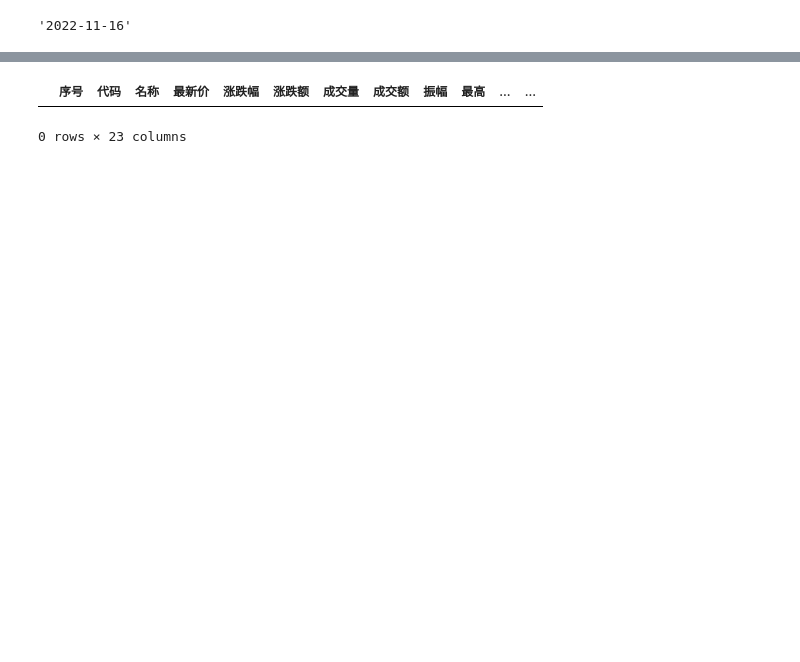
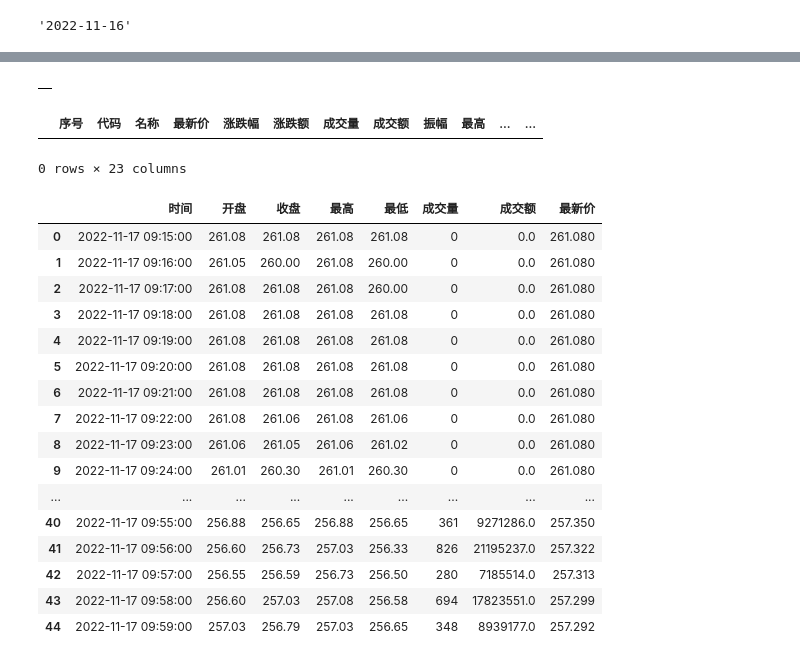
Before and after one commit to webclinic017/auto-trade-2, a Jupyter notebook: examples/py_postgres/py_postgres_sqlalchemy.ipynb, the cells around one changed output, grey strips where cells are left out. Cells and saved outputs as stored; diff of their text form; code cells hidden in the pictures; blank space fills up the shorter version.

Commit message:
data_center_v1 stock_a_history_1d 日更

```diff
--- a/examples/py_postgres/py_postgres_sqlalchemy.ipynb
+++ b/examples/py_postgres/py_postgres_sqlalchemy.ipynb
@@ -321,5 +351,11 @@ print(stock_zh_a_spot_em_df)
 
 [5196 rows x 23 columns]
+# %%
+import akshare as ak
+stock_zh_a_hist_df = ak.stock_zh_a_hist(symbol='603029', period="daily", start_date="20221117", end_date='20221117', adjust="qfq")
+stock_zh_a_hist_df
+# %% [output]
+|  |
 # %%
 temp_df = stock_zh_a_spot_em_df[
     stock_zh_a_spot_em_df['成交量'] <= 0
@@ -329,3 +365,26 @@ temp_df
 # %% [output]
 |  | 序号 | 代码 | 名称 | 最新价 | 涨跌幅 | 涨跌额 | 成交量 | 成交额 | 振幅 | 最高 | ... | ... |
 0 rows × 23 columns
+# %%
+# 盘前数据
+stock_zh_a_hist_pre_min_em_df = ak.stock_zh_a_hist_pre_min_em(symbol="002594")
+# print(stock_zh_a_hist_pre_min_em_df)
+stock_zh_a_hist_pre_min_em_df.head(45)
+# %% [output]
+|  | 时间 | 开盘 | 收盘 | 最高 | 最低 | 成交量 | 成交额 | 最新价 |
+| 0 | 2022-11-17 09:15:00 | 261.08 | 261.08 | 261.08 | 261.08 | 0 | 0.0 | 261.080 |
+| 1 | 2022-11-17 09:16:00 | 261.05 | 260.00 | 261.08 | 260.00 | 0 | 0.0 | 261.080 |
+| 2 | 2022-11-17 09:17:00 | 261.08 | 261.08 | 261.08 | 260.00 | 0 | 0.0 | 261.080 |
+| 3 | 2022-11-17 09:18:00 | 261.08 | 261.08 | 261.08 | 261.08 | 0 | 0.0 | 261.080 |
+| 4 | 2022-11-17 09:19:00 | 261.08 | 261.08 | 261.08 | 261.08 | 0 | 0.0 | 261.080 |
+| 5 | 2022-11-17 09:20:00 | 261.08 | 261.08 | 261.08 | 261.08 | 0 | 0.0 | 261.080 |
+| 6 | 2022-11-17 09:21:00 | 261.08 | 261.08 | 261.08 | 261.08 | 0 | 0.0 | 261.080 |
+| 7 | 2022-11-17 09:22:00 | 261.08 | 261.06 | 261.08 | 261.06 | 0 | 0.0 | 261.080 |
+| 8 | 2022-11-17 09:23:00 | 261.06 | 261.05 | 261.06 | 261.02 | 0 | 0.0 | 261.080 |
+| 9 | 2022-11-17 09:24:00 | 261.01 | 260.30 | 261.01 | 260.30 | 0 | 0.0 | 261.080 |
+| ... | ... | ... | ... | ... | ... | ... | ... | ... |
+| 40 | 2022-11-17 09:55:00 | 256.88 | 256.65 | 256.88 | 256.65 | 361 | 9271286.0 | 257.350 |
+| 41 | 2022-11-17 09:56:00 | 256.60 | 256.73 | 257.03 | 256.33 | 826 | 21195237.0 | 257.322 |
+| 42 | 2022-11-17 09:57:00 | 256.55 | 256.59 | 256.73 | 256.50 | 280 | 7185514.0 | 257.313 |
+| 43 | 2022-11-17 09:58:00 | 256.60 | 257.03 | 257.08 | 256.58 | 694 | 17823551.0 | 257.299 |
+| 44 | 2022-11-17 09:59:00 | 257.03 | 256.79 | 257.03 | 256.65 | 348 | 8939177.0 | 257.292 |
```
Also changed, not shown: parts of 9 cells of this notebook, 2 other files.
